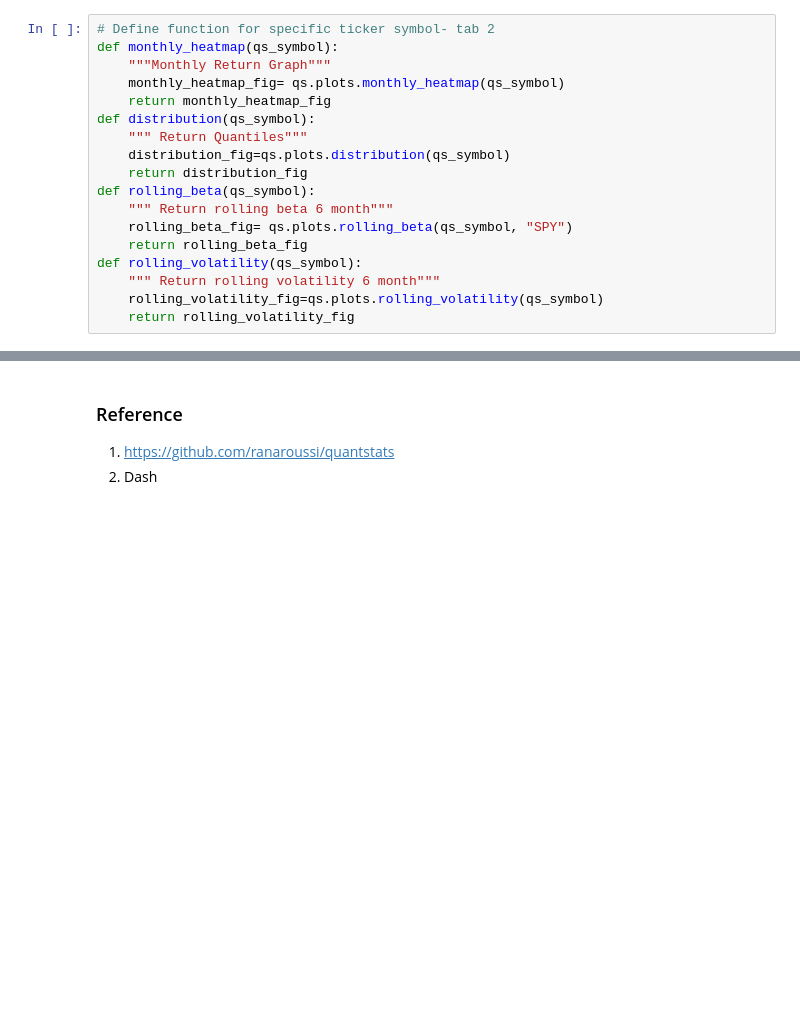
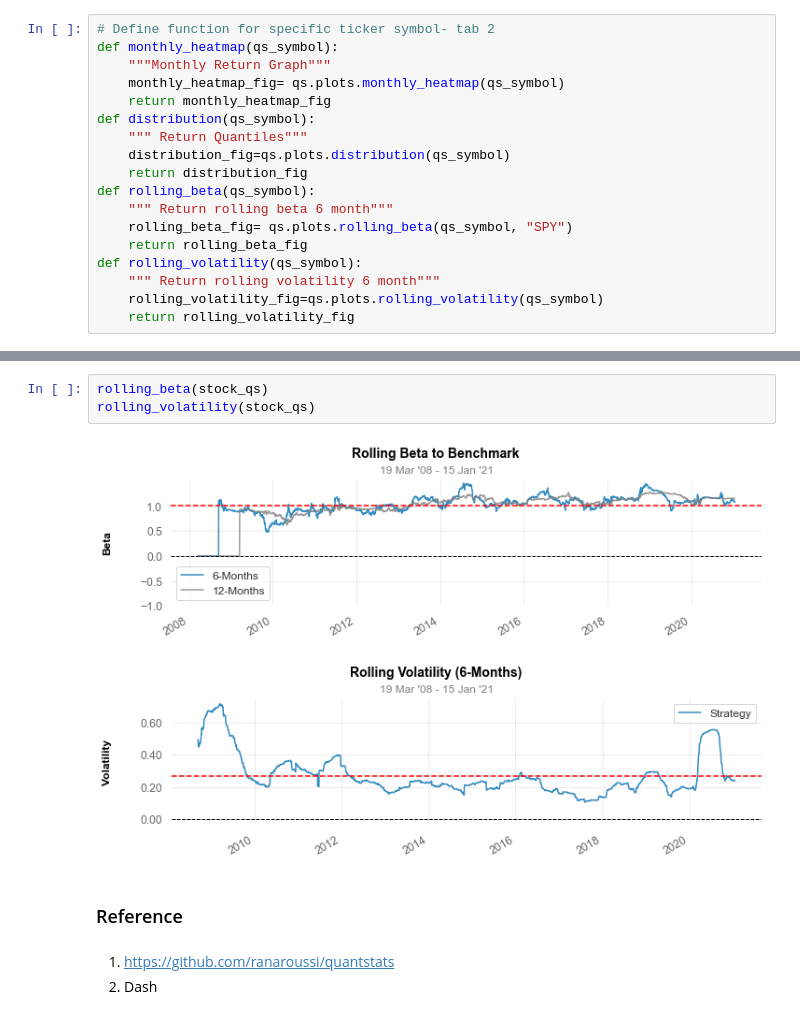
Before and after one commit to Minhtran18/Project_2, a Jupyter notebook: Visualization.ipynb, the cells around one changed output, grey strips where cells are left out. Cells and saved outputs as stored; diff of their text form; blank space fills up the shorter version.

```diff
--- a/Visualization.ipynb
+++ b/Visualization.ipynb
@@ -227,4 +348,11 @@ dashboard
+# %%
+rolling_beta(stock_qs)
+rolling_volatility(stock_qs)
+# %% [output]
+[figure, added]
+[figure, added]
+# %% [markdown]
+### Reference
 # %% [markdown]
-### Reference
 1. https://github.com/ranaroussi/quantstats
 2. Dash
```
Also changed, not shown: parts of 42 cells of this notebook, 1 other file.
